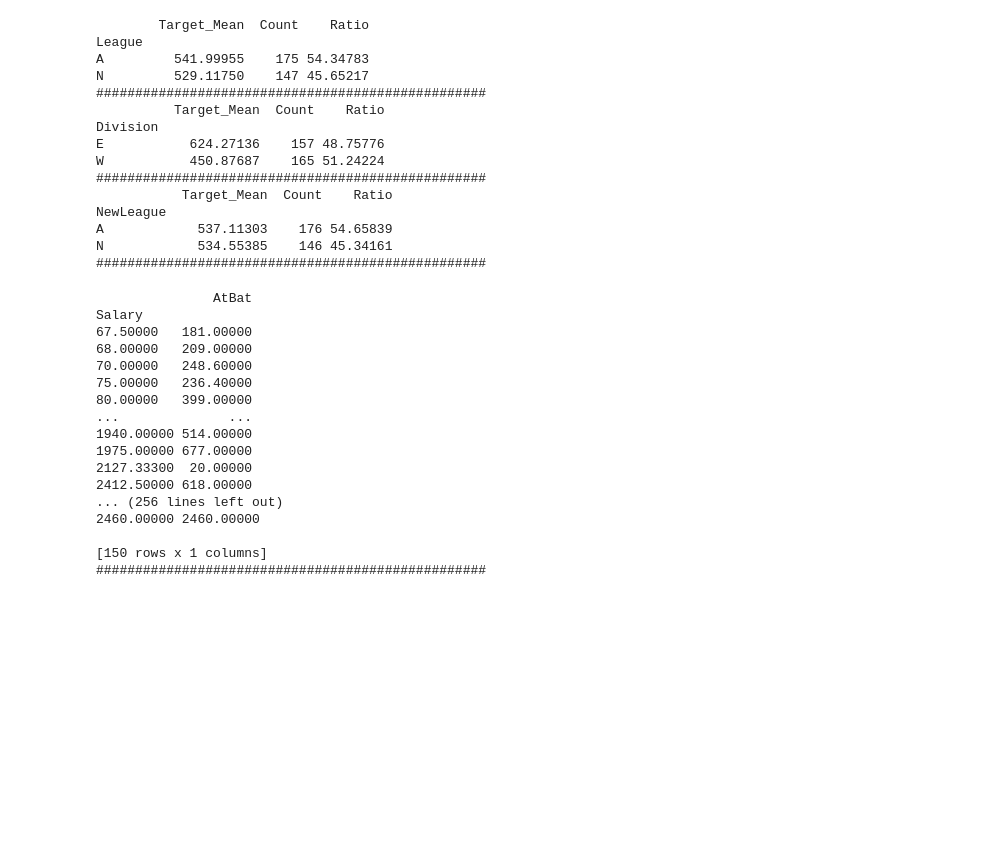
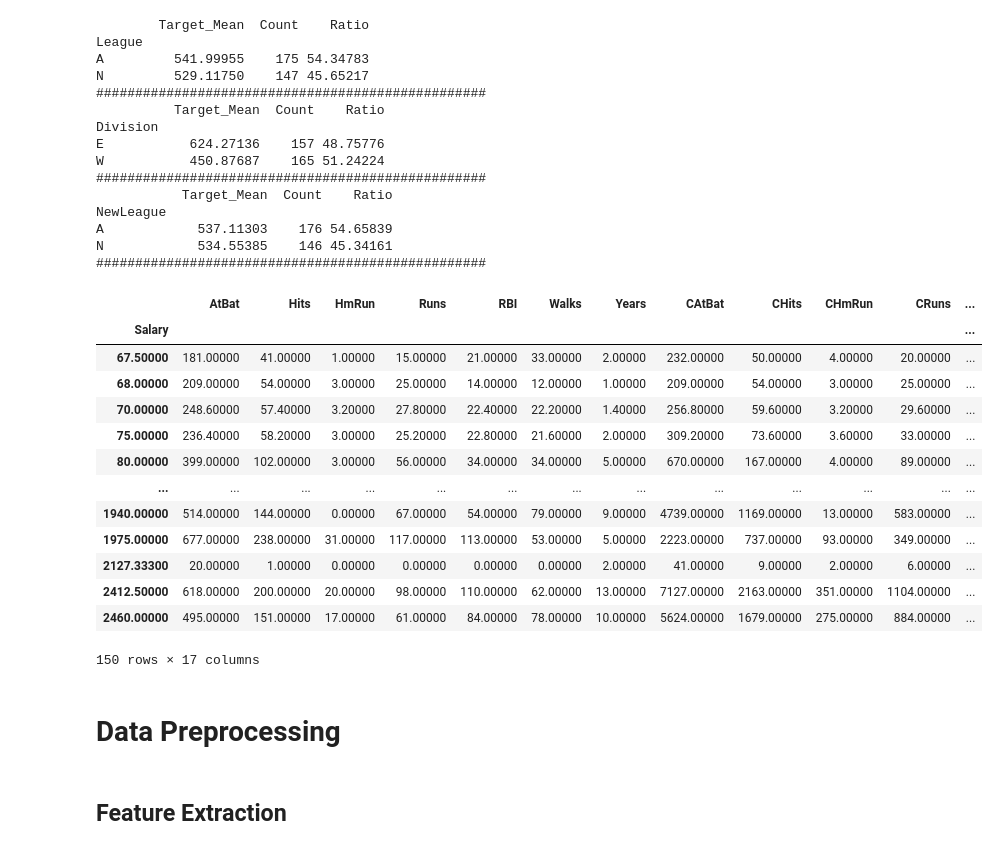
Before and after one commit to BatuhanUmay/MIUUL_ML_Summer_Bootcamp, a Jupyter notebook: Beyzbol Maas Tahmini.ipynb, the cells around one changed output. Saved outputs shown, nothing was run; the diff lists cells and outputs as text; code cells hidden in the pictures; blank space fills up the shorter version.

```diff
--- a/Beyzbol Maas Tahmini.ipynb
+++ b/Beyzbol Maas Tahmini.ipynb
@@ -395,28 +396,37 @@ N            534.55385    146 45.34161
 # %%
 # Numerik değişkenlerin target değişkenine göre analizi
 
-def target_summary_with_num(df, target, numerical_col):
-    print(df.groupby(target).agg({numerical_col: "mean"}))
-    print("#" * 50)
+# def target_summary_with_num(df, target, numerical_col):
+#     print(df.groupby(target).agg({numerical_col: "mean"}))
+#     print("#" * 50)
+
+# for col in num_cols:
+#     result_df = target_summary_with_num(df, "Salary", col)
 
 
+def target_summary_with_num(df, target, numerical_col):
+    return df.groupby(target).agg({numerical_col: "mean"})
+
+
+combined_df = pd.DataFrame()
+
 for col in num_cols:
-    target_summary_with_num(df, "Salary", col)
+    result_df = target_summary_with_num(df, "Salary", col)
+    combined_df = pd.concat([combined_df, result_df], axis=1)
+
+combined_df
 # %% [output]
+|  | AtBat | Hits | HmRun | Runs | RBI | Walks | Years | CAtBat | CHits | CHmRun | CRuns | ... |
+| Salary |  |  |  |  |  |  |  |  |  |  |  | ... |
+| 67.50000 | 181.00000 | 41.00000 | 1.00000 | 15.00000 | 21.00000 | 33.00000 | 2.00000 | 232.00000 | 50.00000 | 4.00000 | 20.00000 | ... |
+| 68.00000 | 209.00000 | 54.00000 | 3.00000 | 25.00000 | 14.00000 | 12.00000 | 1.00000 | 209.00000 | 54.00000 | 3.00000 | 25.00000 | ... |
+| 70.00000 | 248.60000 | 57.40000 | 3.20000 | 27.80000 | 22.40000 | 22.20000 | 1.40000 | 256.80000 | 59.60000 | 3.20000 | 29.60000 | ... |
+| 75.00000 | 236.40000 | 58.20000 | 3.00000 | 25.20000 | 22.80000 | 21.60000 | 2.00000 | 309.20000 | 73.60000 | 3.60000 | 33.00000 | ... |
+| 80.00000 | 399.00000 | 102.00000 | 3.00000 | 56.00000 | 34.00000 | 34.00000 | 5.00000 | 670.00000 | 167.00000 | 4.00000 | 89.00000 | ... |
+| ... | ... | ... | ... | ... | ... | ... | ... | ... | ... | ... | ... | ... |
+| 1940.00000 | 514.00000 | 144.00000 | 0.00000 | 67.00000 | 54.00000 | 79.00000 | 9.00000 | 4739.00000 | 1169.00000 | 13.00000 | 583.00000 | ... |
+| 1975.00000 | 677.00000 | 238.00000 | 31.00000 | 117.00000 | 113.00000 | 53.00000 | 5.00000 | 2223.00000 | 737.00000 | 93.00000 | 349.00000 | ... |
+| 2127.33300 | 20.00000 | 1.00000 | 0.00000 | 0.00000 | 0.00000 | 0.00000 | 2.00000 | 41.00000 | 9.00000 | 2.00000 | 6.00000 | ... |
+| 2412.50000 | 618.00000 | 200.00000 | 20.00000 | 98.00000 | 110.00000 | 62.00000 | 13.00000 | 7127.00000 | 2163.00000 | 351.00000 | 1104.00000 | ... |
+| 2460.00000 | 495.00000 | 151.00000 | 17.00000 | 61.00000 | 84.00000 | 78.00000 | 10.00000 | 5624.00000 | 1679.00000 | 275.00000 | 884.00000 | ... |
-               AtBat
-Salary
-67.50000   181.00000
-68.00000   209.00000
-70.00000   248.60000
-75.00000   236.40000
-80.00000   399.00000
-...              ...
-1940.00000 514.00000
-1975.00000 677.00000
-2127.33300  20.00000
-2412.50000 618.00000
-... (256 lines left out)
-2460.00000 2460.00000
-
-[150 rows x 1 columns]
-##################################################
+150 rows × 17 columns
@@ -422,0 +440,4 @@ Salary
+# %% [markdown]
+# Data Preprocessing
+# %% [markdown]
+## Feature Extraction
```
Also changed, not shown: parts of 43 cells of this notebook.
